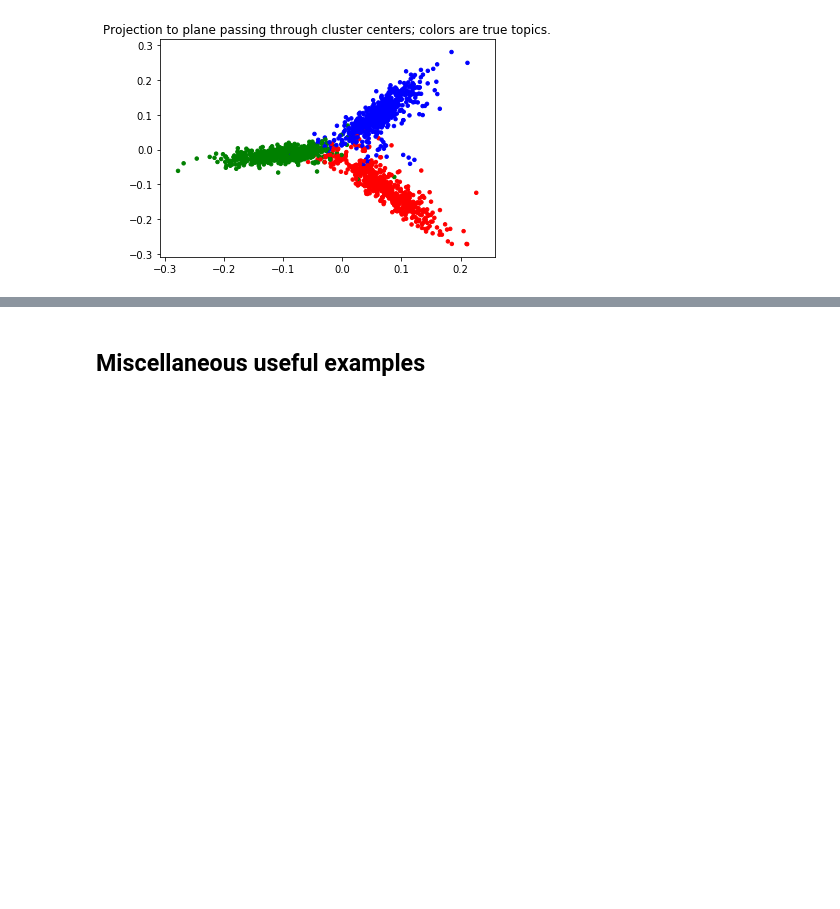
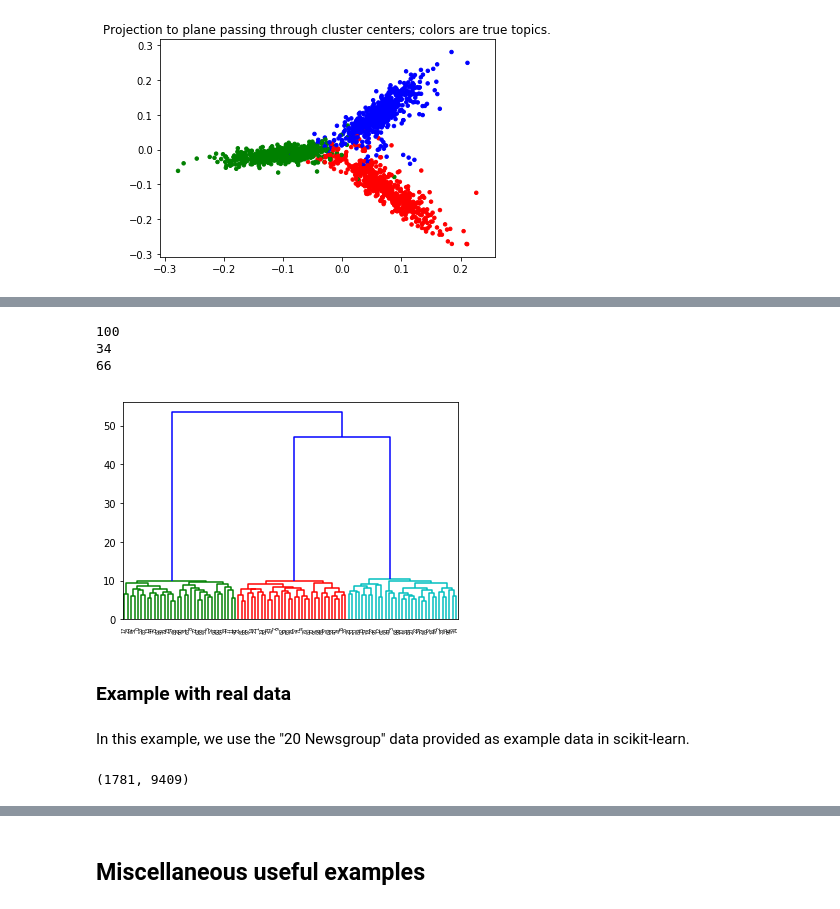
Before and after one commit to lapets/course-data-science, a Jupyter notebook: lecture-2018-10-11.ipynb, the cells around one changed output, grey strips where cells are left out. Cells and saved outputs as stored; diff of their text form; code cells hidden in the pictures; blank space fills up the shorter version.

```diff
--- a/lecture-2018-10-11.ipynb
+++ b/lecture-2018-10-11.ipynb
@@ -110,0 +138,7 @@ plt.show()
+# %%
+import scipy.cluster
+import scipy.cluster.hierarchy as hierarchy
+import scipy.spatial.distance
+# linkages = ['single','complete','average','weighted']
+Z = hierarchy.linkage(X, method='complete')
+print(Z)
@@ -110,0 +163,28 @@ plt.show()
+# %%
+T = hierarchy.to_tree(Z)
+print(T.count)
+print(T.left.count)
+print(T.right.count)
+# %% [output]
+100
+34
+66
+# %%
+R = hierarchy.dendrogram(Z)
+# %% [output]
+[figure, added]
+# %% [markdown]
+### Example with real data
+# %% [markdown]
+In this example, we use the "20 Newsgroup" data provided as example data in scikit-learn.
+# %%
+from sklearn.datasets import fetch_20newsgroups
+categories = ['comp.os.ms-windows.misc', 'sci.space','rec.sport.baseball']
+news_data = fetch_20newsgroups(subset='train', categories=categories)
+
+from sklearn.feature_extraction.text import TfidfVectorizer
+vectorizer = TfidfVectorizer(stop_words='english', min_df=4, max_df=0.8)
+data = vectorizer.fit_transform(news_data.data).todense()
+data.shape
+# %% [output]
+(1781, 9409)
```
Also changed, not shown: parts of 13 cells of this notebook.
